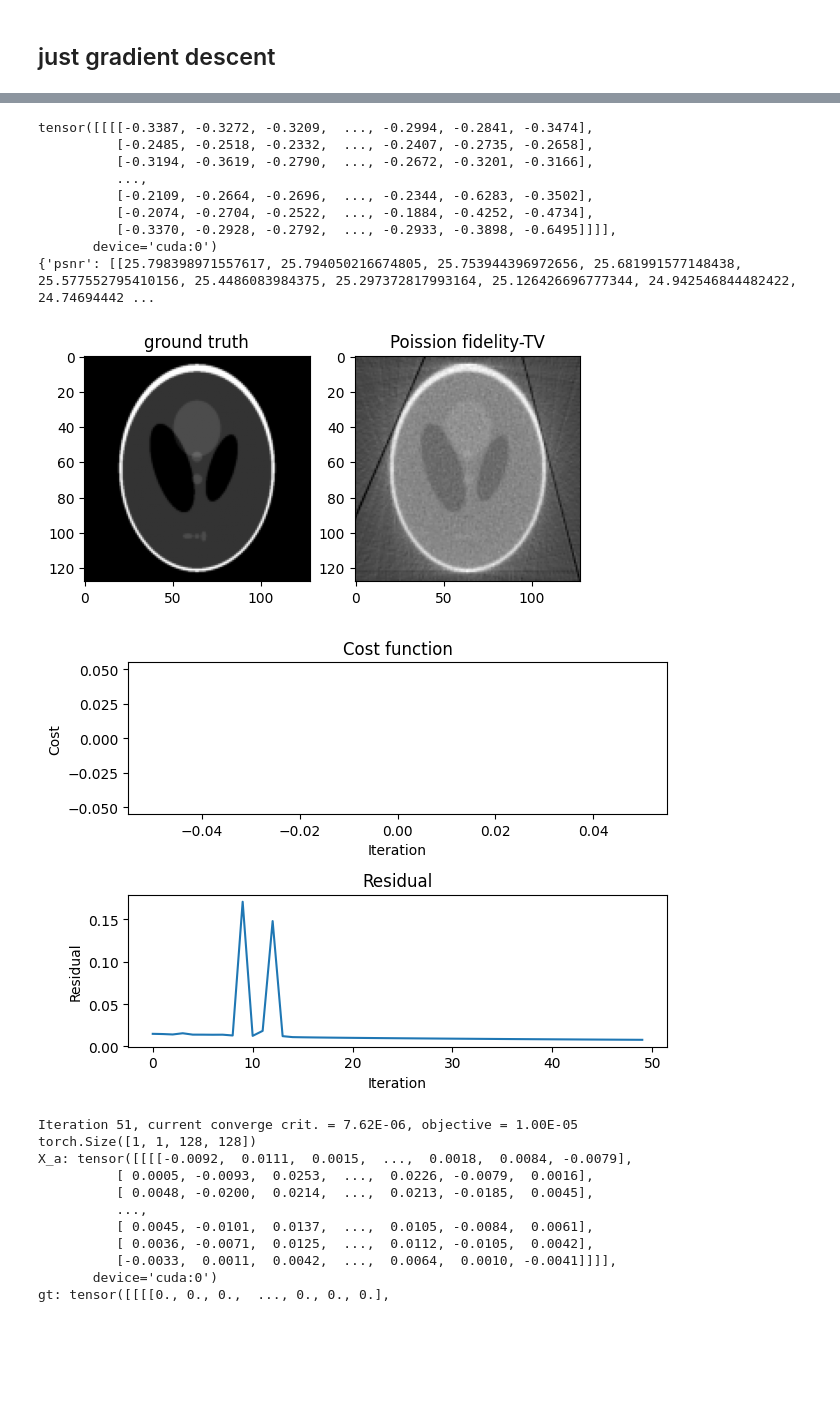
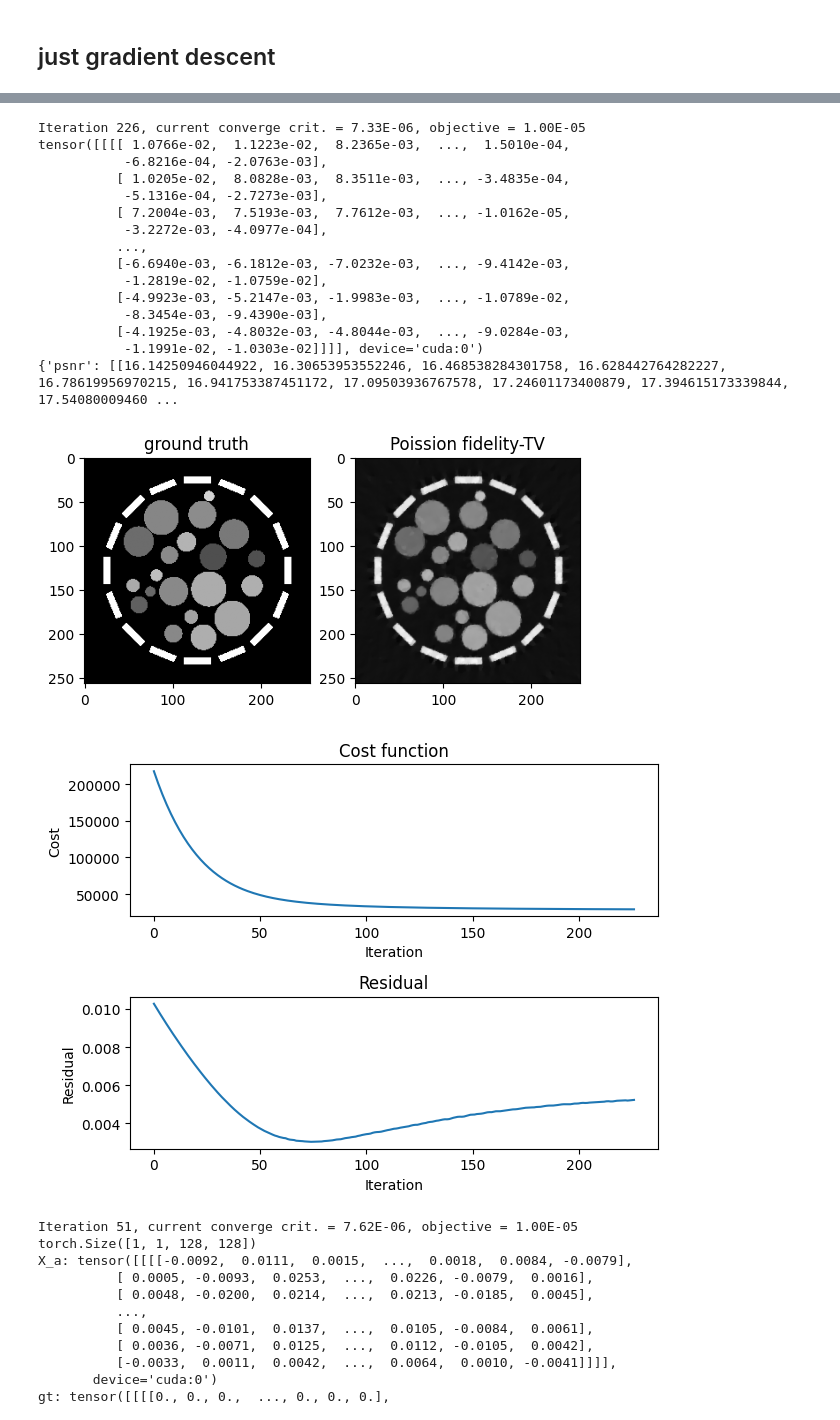
Before and after one commit to GijsBartholomeus/Inverse_probelms_course, a Jupyter notebook: experiments/experiments_2.ipynb, the cells around one changed output, grey strips where cells are left out. Cells and saved outputs as stored; diff of their text form; code cells hidden in the pictures; blank space fills up the shorter version.

```diff
--- a/experiments/experiments_2.ipynb
+++ b/experiments/experiments_2.ipynb
@@ -12,18 +12,19 @@ import numpy as np
 
 
 # ── parameters ───────────────────────────────
-IMG_SZ, ANGLES, GAIN      = 128, 100, 1/40          # physics
+IMG_SZ, ANGLES, GAIN      = 256, 50, 1/40          # physics
 DEVICE                    = "cuda" if torch.cuda.is_available() else "cpu"
 
 # Load the shepp logan phantom
 # Load and convert to torch tensor with correct size and device
-phantom = shepp_logan_phantom()
-phantom_resized = resize(phantom, (IMG_SZ, IMG_SZ), mode='reflect', anti_aliasing=True)
+# phantom = shepp_logan_phantom()
+# phantom_resized = resize(phantom, (IMG_SZ, IMG_SZ), mode='reflect', anti_aliasing=True)
 
+index = 12
 # load created phantom
 phantoms = np.load("data/phantoms.npy", allow_pickle=True)
-IMG_SZ = phantoms[0].shape[0]
-phantom_resized = phantoms[0]
+IMG_SZ = phantoms[index].shape[0]
+phantom_resized = phantoms[index]
 
 x_gt = torch.from_numpy(phantom_resized.astype(np.float32)).to(DEVICE)
 x_gt = x_gt.unsqueeze(0).unsqueeze(0)  # add batch and channel dimensions
@@ -247,19 +249,19 @@ from deepinv.optim.prior         import TVPrior, Tikhonov
 from deepinv.optim               import optim_builder
 
 GAIN        = 1/40          # same as you used to corrupt y
-λ_tv        = 1e-2         # tweak ↑ for sharper / ↓ for smoother
-max_iter_B  = 50
+λ_tv        = 1e1         # tweak ↑ for sharper / ↓ for smoother
+max_iter_B  = 500
 
 prior_B   = TVPrior()
 # prior_B = Tikhonov()
-fidelityB = PoissonLikelihood(gain=GAIN,bkg=0.00001, denormalize= True)
+fidelityB = PoissonLikelihood(gain=GAIN,bkg=0.01, denormalize= True)
 # fidelityB = L2()
 SCALING = 1
 model_B = optim_builder(
     iteration="GD",
     prior=prior_B,
     data_fidelity=fidelityB,
-    params_algo={"stepsize": 0.005, "lambda": λ_tv},   # PD3O default is usually fine
+    params_algo={"stepsize": 0.0001, "lambda": λ_tv},   # PD3O default is usually fine
     max_iter=max_iter_B,
     early_stop=True,
     crit_conv="cost",
@@ -276,43 +278,49 @@ model_B = optim_builder(
 
 x_B, metrics = model_B(y, physics, x_gt=x_gt, compute_metrics=True)
 print(x_B)
 print(metrics)
 
 plt.figure()
 plt.subplot(121)
 plt.imshow(x_gt.cpu()[0,0,:,:], cmap = 'gray')
 plt.title("ground truth")
 plt.subplot(122)
 plt.imshow(x_B.cpu()[0,0,:,:], cmap = 'gray')
 plt.title("Poission fidelity-TV")
 plt.show()
 
 plt.figure()
 plt.subplot(211)
 plt.plot(metrics['cost'][0])
 plt.title("Cost function")
 plt.xlabel("Iteration")
 plt.ylabel("Cost")
 
 plt.subplot(212)
 plt.plot(metrics['residual'][0])
 plt.title("Residual")
 plt.xlabel("Iteration")
 plt.ylabel("Residual")
 plt.tight_layout()
 plt.show()
 # %% [output]
-tensor([[[[-0.3387, -0.3272, -0.3209,  ..., -0.2994, -0.2841, -0.3474],
-          [-0.2485, -0.2518, -0.2332,  ..., -0.2407, -0.2735, -0.2658],
-          [-0.3194, -0.3619, -0.2790,  ..., -0.2672, -0.3201, -0.3166],
+Iteration 226, current converge crit. = 7.33E-06, objective = 1.00E-05
+tensor([[[[ 1.0766e-02,  1.1223e-02,  8.2365e-03,  ...,  1.5010e-04,
+           -6.8216e-04, -2.0763e-03],
+          [ 1.0205e-02,  8.0828e-03,  8.3511e-03,  ..., -3.4835e-04,
+           -5.1316e-04, -2.7273e-03],
+          [ 7.2004e-03,  7.5193e-03,  7.7612e-03,  ..., -1.0162e-05,
+           -3.2272e-03, -4.0977e-04],
           ...,
-          [-0.2109, -0.2664, -0.2696,  ..., -0.2344, -0.6283, -0.3502],
-          [-0.2074, -0.2704, -0.2522,  ..., -0.1884, -0.4252, -0.4734],
-          [-0.3370, -0.2928, -0.2792,  ..., -0.2933, -0.3898, -0.6495]]]],
-       device='cuda:0')
-{'psnr': [[25.798398971557617, 25.794050216674805, 25.753944396972656, 25.681991577148438, 25.577552795410156, 25.4486083984375, 25.297372817993164, 25.126426696777344, 24.942546844482422, 24.74694442 ...
+          [-6.6940e-03, -6.1812e-03, -7.0232e-03,  ..., -9.4142e-03,
+           -1.2819e-02, -1.0759e-02],
+          [-4.9923e-03, -5.2147e-03, -1.9983e-03,  ..., -1.0789e-02,
+           -8.3454e-03, -9.4390e-03],
+          [-4.1925e-03, -4.8032e-03, -4.8044e-03,  ..., -9.0284e-03,
+           -1.1991e-02, -1.0303e-02]]]], device='cuda:0')
+{'psnr': [[16.14250946044922, 16.30653953552246, 16.468538284301758, 16.628442764282227, 16.78619956970215, 16.941753387451172, 17.09503936767578, 17.24601173400879, 17.394615173339844, 17.54080009460 ...
-[figure, old version]
+[figure, new version]
-[figure, old version]
+[figure, new version]
 # %%
 from deepinv.optim import Prior
 # Create a custom prior which inherits from the base Prior class.
```
Also changed, not shown: parts of 4 cells of this notebook, 14 other files.
